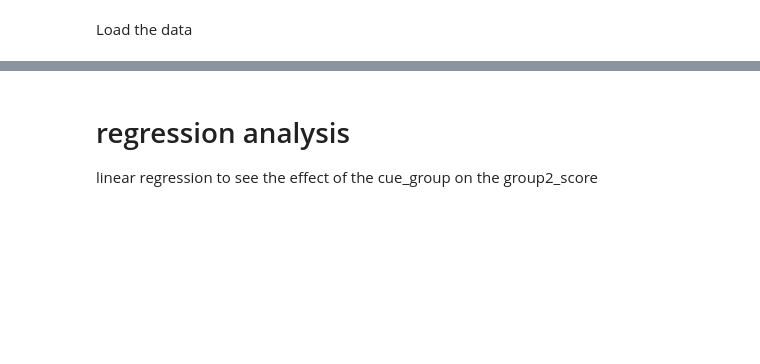
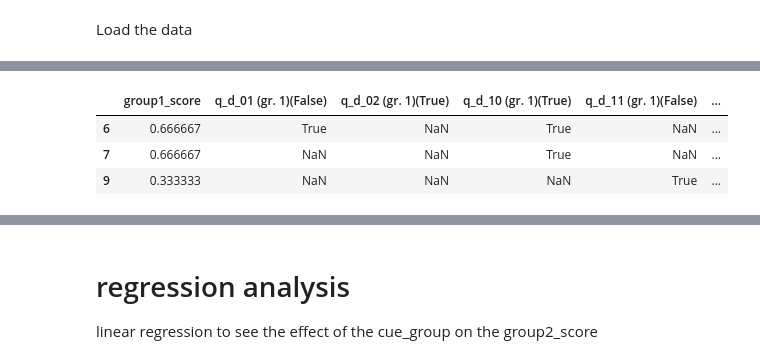
Before and after one commit to adambarla/cues_to_deception, a Jupyter notebook: analysis.ipynb, the cells around one changed output, grey strips where cells are left out. Saved outputs shown, nothing was run; the diff lists cells and outputs as text; code cells hidden in the pictures; blank space fills up the shorter version.

```diff
--- a/analysis.ipynb
+++ b/analysis.ipynb
@@ -41,11 +81,16 @@ df.head(3)
 # %%
 # sanity check of the scores
-from utils.constants import GROUP1_QUESTIONS, GROUP2_QUESTIONS, TRUE_QUESTIONS
+from utils.constants import GROUP1_QUESTIONS, GROUP2_QUESTIONS, QUESTIONS, TRUE_QUESTIONS
 
 df_tmp = df[  ['group1_score'] +GROUP1_QUESTIONS + ['group2_score'] + GROUP2_QUESTIONS]
 # rename columns, add what the correct answer is
-df_tmp = df_tmp.rename(columns={ c: f'{c} (gr. {1 if c in GROUP1_QUESTIONS  else 2})({c in TRUE_QUESTIONS})' for c in q_cols })
+df_tmp = df_tmp.rename(columns={ c: f'{c} (gr. {1 if c in GROUP1_QUESTIONS  else 2})({c in TRUE_QUESTIONS})' for c in QUESTIONS })
 df_tmp.head(3)
+# %% [output]
+|  | group1_score | q_d_01 (gr. 1)(False) | q_d_02 (gr. 1)(True) | q_d_10 (gr. 1)(True) | q_d_11 (gr. 1)(False) | ... |
+| 6 | 0.666667 | True | NaN | True | NaN | ... |
+| 7 | 0.666667 | NaN | NaN | True | NaN | ... |
+| 9 | 0.333333 | NaN | NaN | NaN | True | ... |
 # %%
 good_cues = df[df.cue_group == "GoodCues"]
 bad_cues = df[df.cue_group == "BadCues"]
```
Also changed, not shown: parts of 11 cells of this notebook, 3 other files.
